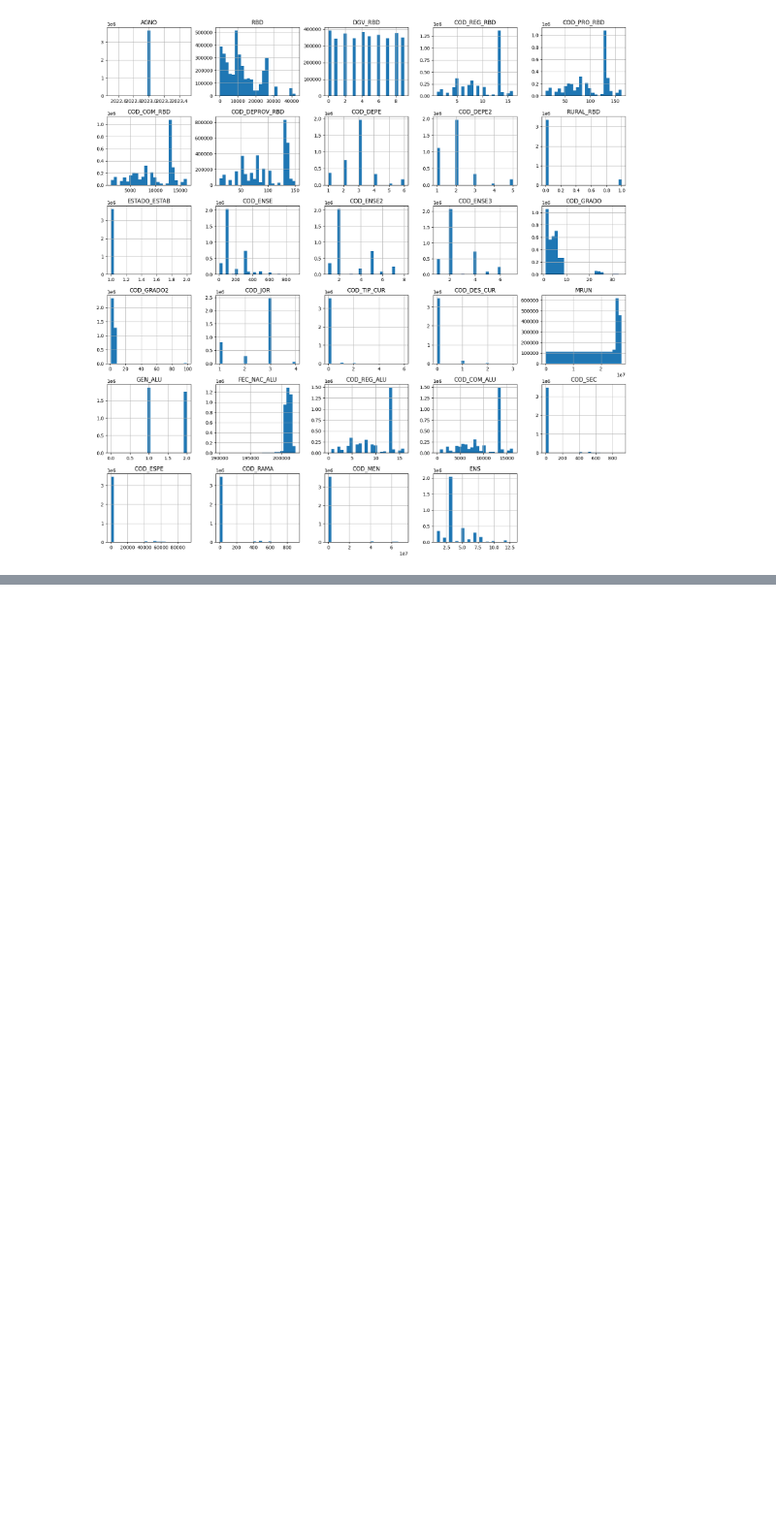
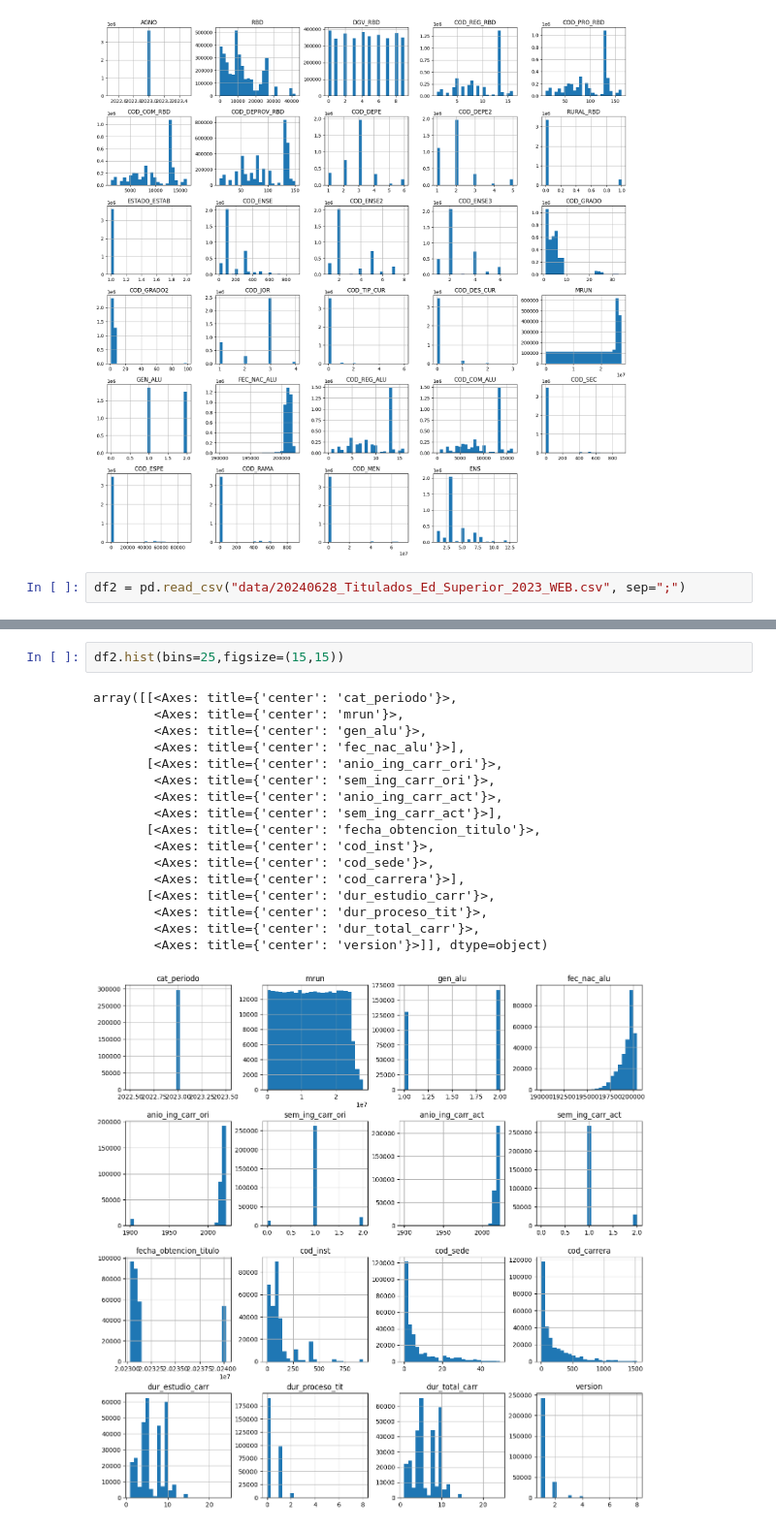
Before and after one commit to Igrojas/Datos-Abiertos-Mineduc, a Jupyter notebook: AnalisisDatos.ipynb, the cells around one changed output, grey strips where cells are left out. Shown at 97% size. Saved outputs shown, nothing was run; the diff lists cells and outputs as text; blank space fills up the shorter version.

```diff
--- a/AnalisisDatos.ipynb
+++ b/AnalisisDatos.ipynb
@@ -102,3 +102,5 @@ array([[<Axes: title={'center': 'AGNO'}>,
         <Axes: title={'center': 'COD_MEN'}>,
         <Axes: title={'center': 'ENS'}>, <Axes: >]], dtype=object)
 [figure]
+# %%
+df2 = pd.read_csv("data/20240628_Titulados_Ed_Superior_2023_WEB.csv", sep=";")
@@ -104,0 +177,20 @@ array([[<Axes: title={'center': 'AGNO'}>,
+# %%
+df2.hist(bins=25,figsize=(15,15))
+# %% [output]
+array([[<Axes: title={'center': 'cat_periodo'}>,
+        <Axes: title={'center': 'mrun'}>,
+        <Axes: title={'center': 'gen_alu'}>,
+        <Axes: title={'center': 'fec_nac_alu'}>],
+       [<Axes: title={'center': 'anio_ing_carr_ori'}>,
+        <Axes: title={'center': 'sem_ing_carr_ori'}>,
+        <Axes: title={'center': 'anio_ing_carr_act'}>,
+        <Axes: title={'center': 'sem_ing_carr_act'}>],
+       [<Axes: title={'center': 'fecha_obtencion_titulo'}>,
+        <Axes: title={'center': 'cod_inst'}>,
+        <Axes: title={'center': 'cod_sede'}>,
+        <Axes: title={'center': 'cod_carrera'}>],
+       [<Axes: title={'center': 'dur_estudio_carr'}>,
+        <Axes: title={'center': 'dur_proceso_tit'}>,
+        <Axes: title={'center': 'dur_total_carr'}>,
+        <Axes: title={'center': 'version'}>]], dtype=object)
+[figure, added]
```
Also changed, not shown: parts of 10 cells of this notebook.
